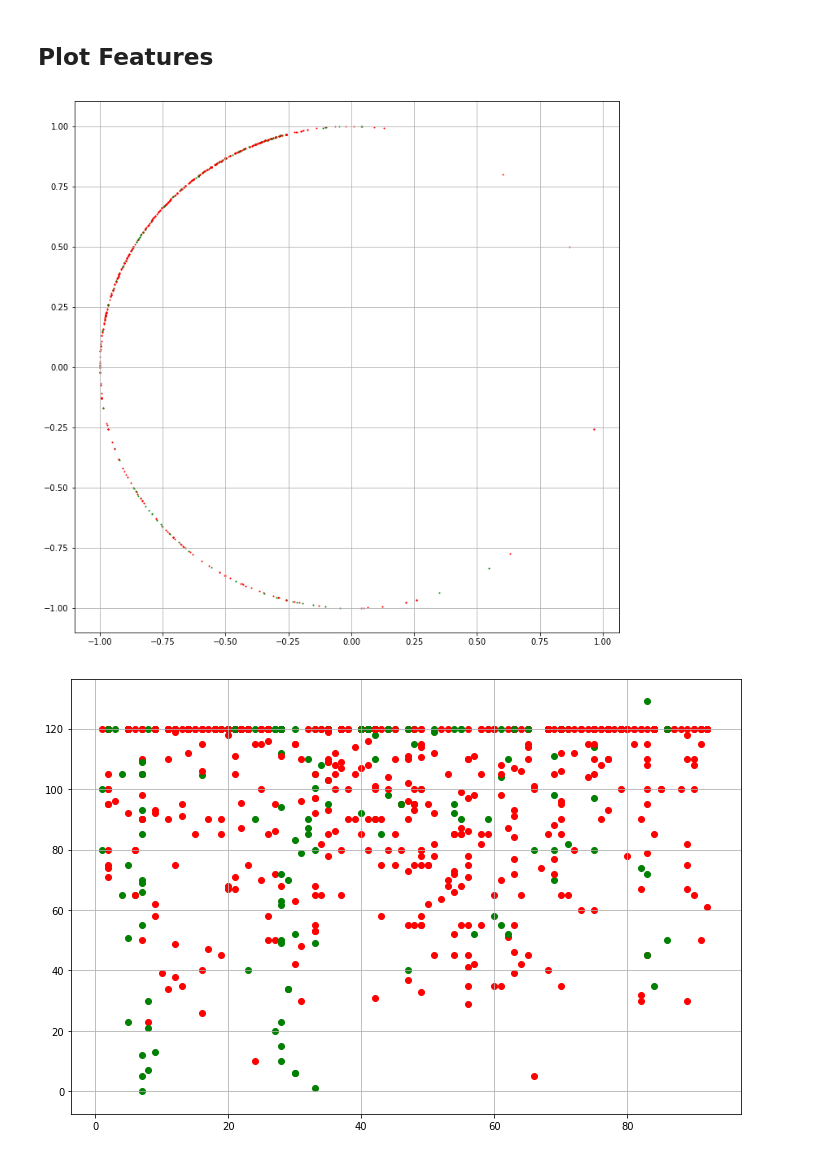
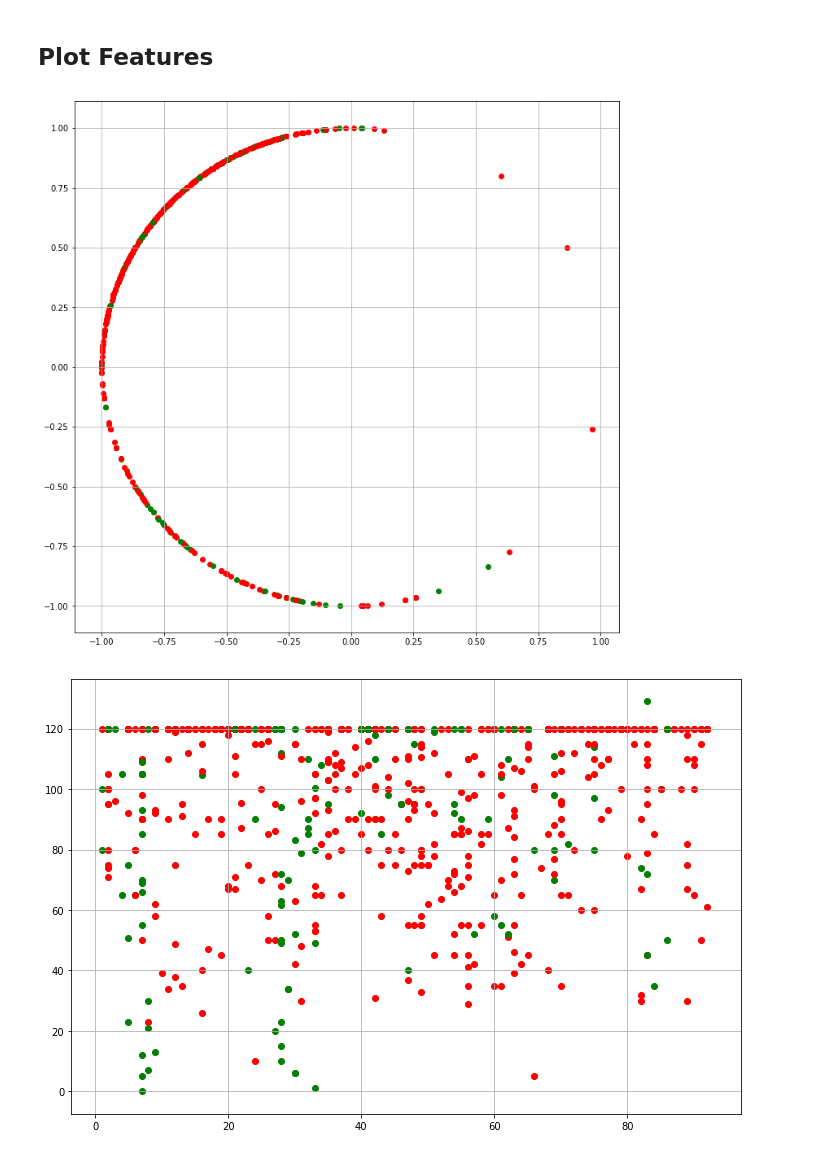
Before and after one commit to acnagle/CLA-Project, a Jupyter notebook: Code/Data Visualization.ipynb, the cells around one changed output. Drawn from its saved outputs; the diff is of its cells as text; code cells hidden in the pictures.

```diff
--- a/Code/Data Visualization.ipynb
+++ b/Code/Data Visualization.ipynb
@@ -123,0 +126,21 @@ plt.grid(True)
+# %%
+kern_pca = KernelPCA(
+    n_components=3,
+    kernel='rbf',
+#     gamma='auto',
+    degree=3,
+    coef0=1
+)
+
+kern_pca_trans_X = kern_pca.fit_transform(pca_X)
+
+fig = plt.figure(figsize=(12, 8))
+ax = fig.add_subplot(111, projection='3d')
+
+for i in range(0, kern_pca_trans_X.shape[0]):
+    if y[i] == 0:
+        c = 'r'
+    else:
+        c = 'g'
+    ax.scatter(kern_pca_trans_X[i, 0], kern_pca_trans_X[i, 1], kern_pca_trans_X[i, 2], c=c)
+plt.grid(True)
@@ -126,15 +151,15 @@ plt.grid(True)
 # %%
 plt.figure(figsize=(12, 12))
 
 for i in range(X.shape[0]):
     if y[i] == 0:
-        plt.scatter(X[i, 0], X[i, 1], c='r', s=1)
+        plt.scatter(X[i, 0], X[i, 1], c='r')
     else:
-        plt.scatter(X[i, 0], X[i, 1], c='g', s=1)
+        plt.scatter(X[i, 0], X[i, 1], c='g')
 
 plt.grid(True)
 # %% [output]
-[figure, old version]
+[figure, new version]
 # %%
 plt.figure(figsize=(12, 8))
 
```
Also changed, not shown: parts of 3 cells of this notebook.
